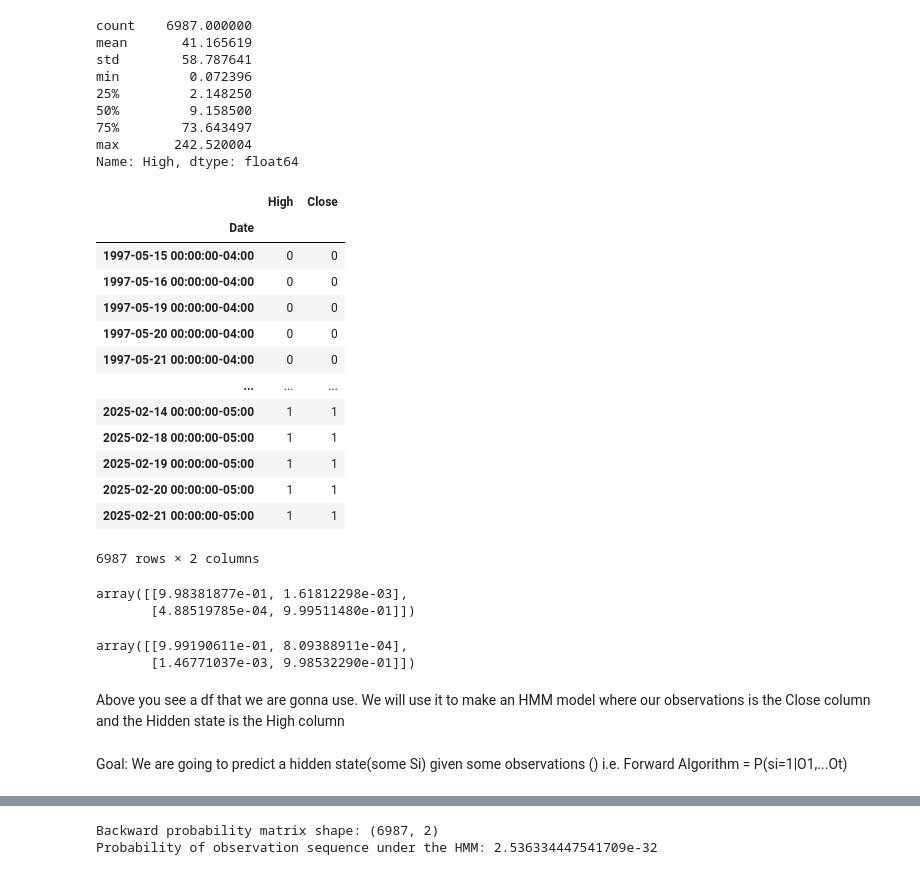
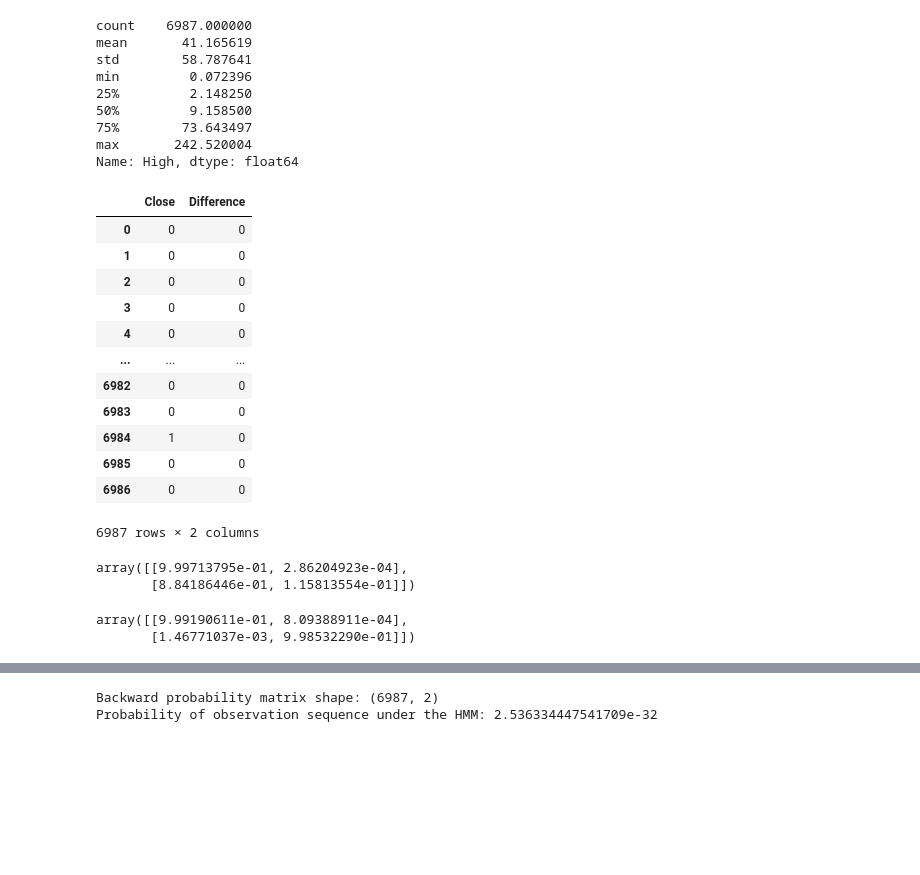
Before and after one commit to SriSupratikTalari/CSE150-FinalProject, a Jupyter notebook: Updated_V (3).ipynb, the cells around one changed output, grey strips where cells are left out. Cells and saved outputs as stored; diff of their text form; code cells hidden in the pictures; blank space fills up the shorter version.

```diff
--- a/Updated_V (3).ipynb
+++ b/Updated_V (3).ipynb
@@ -44,27 +44,26 @@ min         0.072396
 75%        73.643497
 max       242.520004
 Name: High, dtype: float64
-# %%
-df['Close']=df['Close'].apply(lambda x: 1 if x>40.685061 else 0)
-df['High']=df['High'].apply(lambda x: 1 if x>41.165619 else 0)
+# %%
+df['Close'] = (df['Close'] > df['Open']).astype(int)
+df['Difference']= (df['Close']-df['Open']>0).astype(int)
 # %%
-final=df[['Date','High','Close']]
+final=df[['Close','Difference']]
 # %%
-final.set_index('Date')
+final
 # %% [output]
-|  | High | Close |
-| Date |  |  |
-| 1997-05-15 00:00:00-04:00 | 0 | 0 |
-| 1997-05-16 00:00:00-04:00 | 0 | 0 |
-| 1997-05-19 00:00:00-04:00 | 0 | 0 |
-| 1997-05-20 00:00:00-04:00 | 0 | 0 |
-| 1997-05-21 00:00:00-04:00 | 0 | 0 |
+|  | Close | Difference |
+| 0 | 0 | 0 |
+| 1 | 0 | 0 |
+| 2 | 0 | 0 |
+| 3 | 0 | 0 |
+| 4 | 0 | 0 |
 | ... | ... | ... |
-| 2025-02-14 00:00:00-05:00 | 1 | 1 |
-| 2025-02-18 00:00:00-05:00 | 1 | 1 |
-| 2025-02-19 00:00:00-05:00 | 1 | 1 |
-| 2025-02-20 00:00:00-05:00 | 1 | 1 |
-| 2025-02-21 00:00:00-05:00 | 1 | 1 |
+| 6982 | 0 | 0 |
+| 6983 | 0 | 0 |
+| 6984 | 1 | 0 |
+| 6985 | 0 | 0 |
+| 6986 | 0 | 0 |
 6987 rows × 2 columns
 # %%
 # Step 1: Build state and observation label lists
@@ -76,32 +75,40 @@ def calculate_emission_matrix(observations_seq, states_seq, obs_symbols=None, st
         obs_symbols = sorted(set(observations_seq))
     if state_symbols is None:
         state_symbols = sorted(set(states_seq))
+
     obs_idx = {obs: i for i, obs in enumerate(obs_symbols)}
     state_idx = {state: i for i, state in enumerate(state_symbols)}
 
     num_states = len(state_symbols)
     num_obs = len(obs_symbols)
 
-    # Start with smoothing counts instead of zeros
+    # Initialize with smoothing
     emission_matrix = np.ones((num_states, num_obs)) * smoothing
 
     for s, o in zip(states_seq, observations_seq):
-        i = state_idx[s]
-        j = obs_idx[o]
-        emission_matrix[i, j] += 1
+        if s in state_idx and o in obs_idx:  # safety check
+            i = state_idx[s]
+            j = obs_idx[o]
+            emission_matrix[i, j] += 1
 
     # Normalize rows
     row_sums = emission_matrix.sum(axis=1, keepdims=True)
     emission_matrix = emission_matrix / row_sums
 
     return emission_matrix, state_symbols, obs_symbols
+
+# Apply the corrected function
 emit_prob, state_labels, obs_labels = calculate_emission_matrix(
-    final['Close'].values, final['High'].values, observations, states
+    final['Difference'].values,  # observations
+    final['Close'].values,       # hidden states
+    observations,                # obs_symbols
+    states                       # state_symbols
 )
+
 emit_prob
 # %% [output]
-array([[9.98381877e-01, 1.61812298e-03],
-       [4.88519785e-04, 9.99511480e-01]])
+array([[9.99713795e-01, 2.86204923e-04],
+       [8.84186446e-01, 1.15813554e-01]])
 # %%
 def calculate_transition_matrix(states_sequence, all_states=None, smoothing=0):
     if all_states is None:
@@ -126,7 +133,3 @@ trans_prob
 # %% [output]
 array([[9.99190611e-01, 8.09388911e-04],
        [1.46771037e-03, 9.98532290e-01]])
-# %% [markdown]
-Above you see a df that we are gonna use. We will use it to make an HMM model where our observations is the Close column and the Hidden state is the High column
-# %% [markdown]
-Goal: We are going to predict a hidden state(some Si) given some observations () i.e. Forward Algorithm = P(si=1|O1,...Ot)
```
Also changed, not shown: parts of 5 cells of this notebook.
